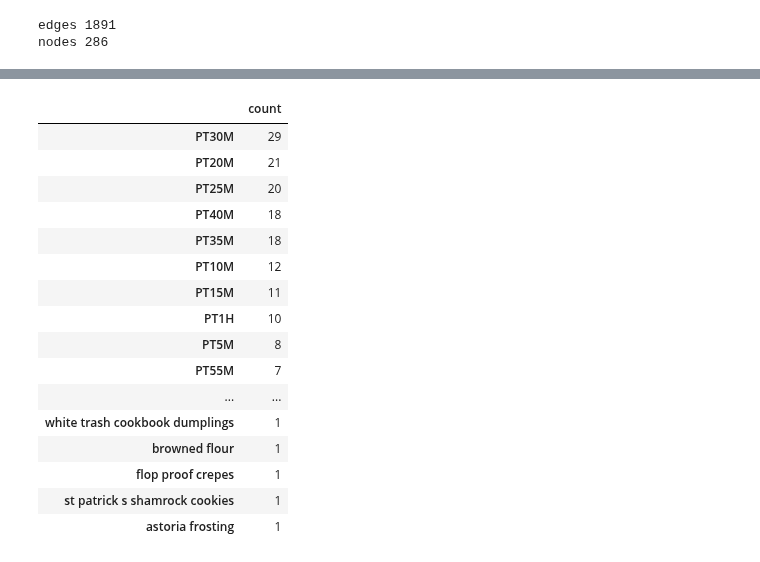
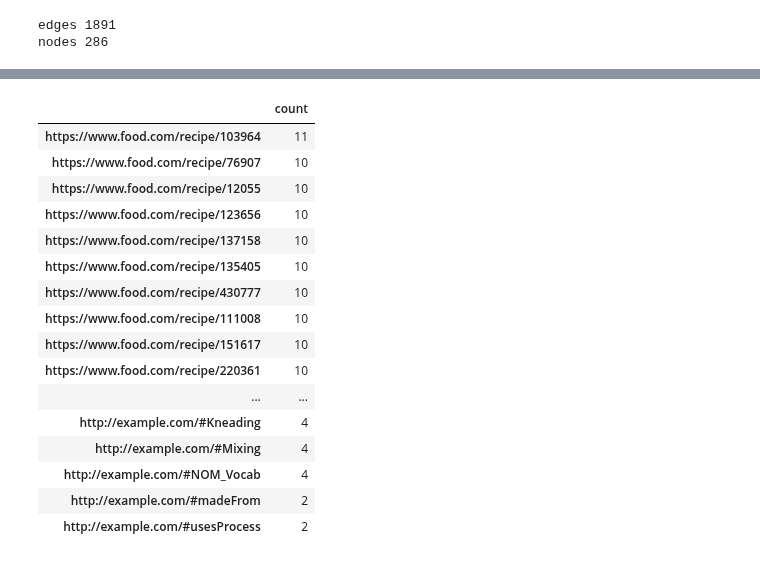
Before and after one commit to DerwenAI/kglab, a Jupyter notebook: entropy.ipynb, the cells around one changed output, grey strips where cells are left out. Drawn from its saved outputs; the diff is of its cells as text; code cells hidden in the pictures.

```diff
--- a/entropy.ipynb
+++ b/entropy.ipynb
@@ -171,20 +46,20 @@ o_gen.get_tally()
-# %%
-l_gen.get_tally()
-# %% [output]
-|  | count |
-| PT30M | 29 |
-| PT20M | 21 |
-| PT25M | 20 |
-| PT40M | 18 |
-| PT35M | 18 |
-| PT10M | 12 |
-| PT15M | 11 |
-| PT1H | 10 |
-| PT5M | 8 |
-| PT55M | 7 |
-| ... | ... |
-| white trash cookbook dumplings | 1 |
-| browned flour | 1 |
-| flop proof crepes | 1 |
-| st patrick s shamrock cookies | 1 |
-| astoria frosting | 1 |
+# %%
+m.s_gen.get_tally()
+# %% [output]
+|  | count |
+| https://www.food.com/recipe/103964 | 11 |
+| https://www.food.com/recipe/76907 | 10 |
+| https://www.food.com/recipe/12055 | 10 |
+| https://www.food.com/recipe/123656 | 10 |
+| https://www.food.com/recipe/137158 | 10 |
+| https://www.food.com/recipe/135405 | 10 |
+| https://www.food.com/recipe/430777 | 10 |
+| https://www.food.com/recipe/111008 | 10 |
+| https://www.food.com/recipe/151617 | 10 |
+| https://www.food.com/recipe/220361 | 10 |
+| ... | ... |
+| http://example.com/#Kneading | 4 |
+| http://example.com/#Mixing | 4 |
+| http://example.com/#NOM_Vocab | 4 |
+| http://example.com/#madeFrom | 2 |
+| http://example.com/#usesProcess | 2 |
```
Also changed, not shown: parts of 16 cells of this notebook, 3 other files.
